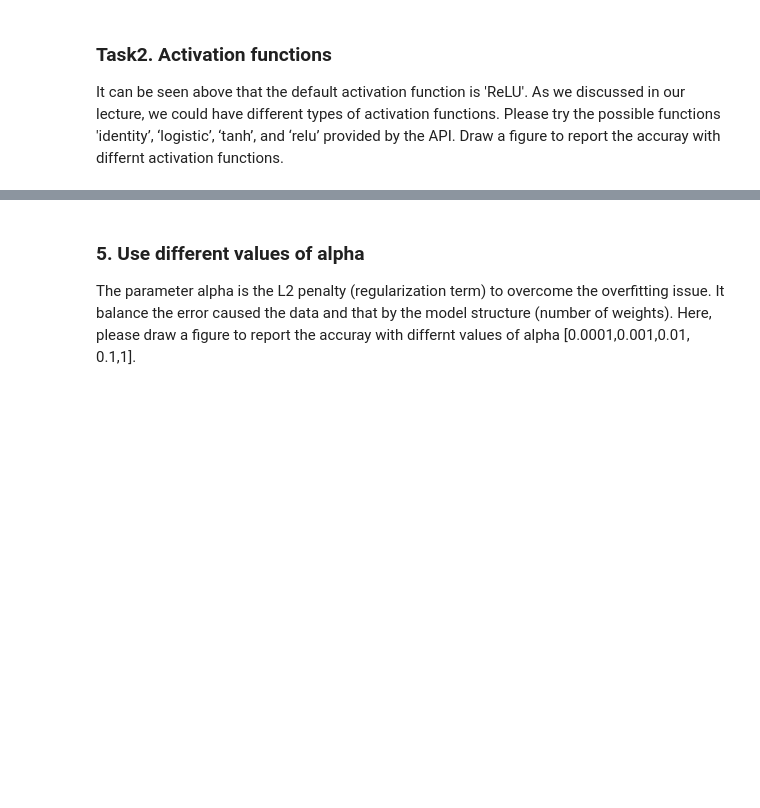
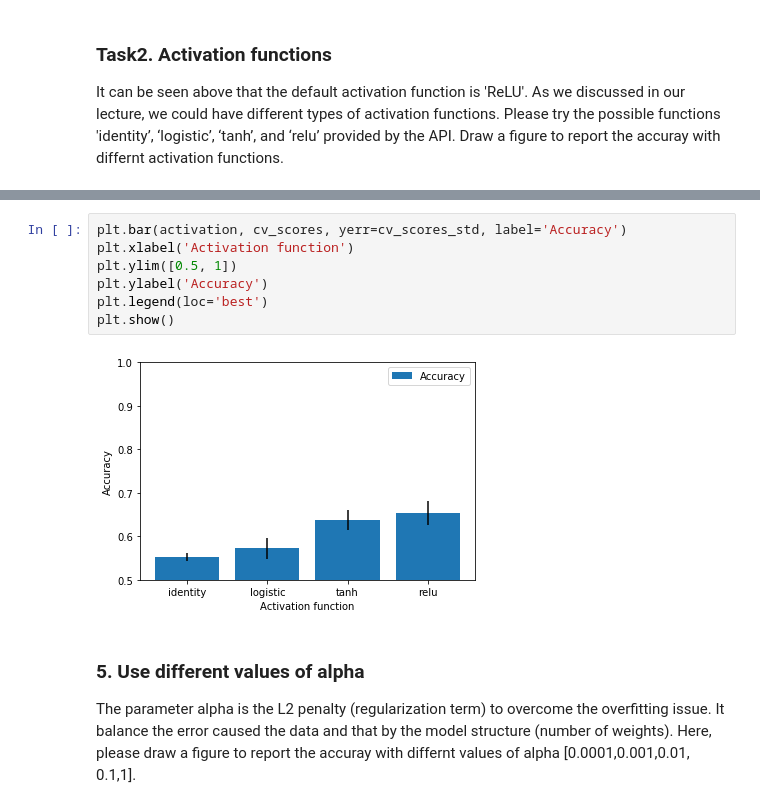
Before and after one commit to N-2-O/COMP2200-practical-workshops-N-2-O, a Jupyter notebook: Workshop Week 11.ipynb, the cells around one changed output, grey strips where cells are left out. Saved outputs shown, nothing was run; the diff lists cells and outputs as text; blank space fills up the shorter version.

```diff
--- a/Workshop Week 11.ipynb
+++ b/Workshop Week 11.ipynb
@@ -281,3 +321,12 @@ It can be seen above that the default activation function is 'ReLU'. As we discu
+# %%
+plt.bar(activation, cv_scores, yerr=cv_scores_std, label='Accuracy')
+plt.xlabel('Activation function')
+plt.ylim([0.5, 1])
+plt.ylabel('Accuracy')
+plt.legend(loc='best')
+plt.show()
+# %% [output]
+[figure, added]
 # %% [markdown]
 ### 5. Use different values of alpha
 The parameter alpha is the L2 penalty (regularization term) to overcome the overfitting issue. It balance the error caused the data and that by the model structure (number of weights).
```
Also changed, not shown: parts of 32 cells of this notebook.
